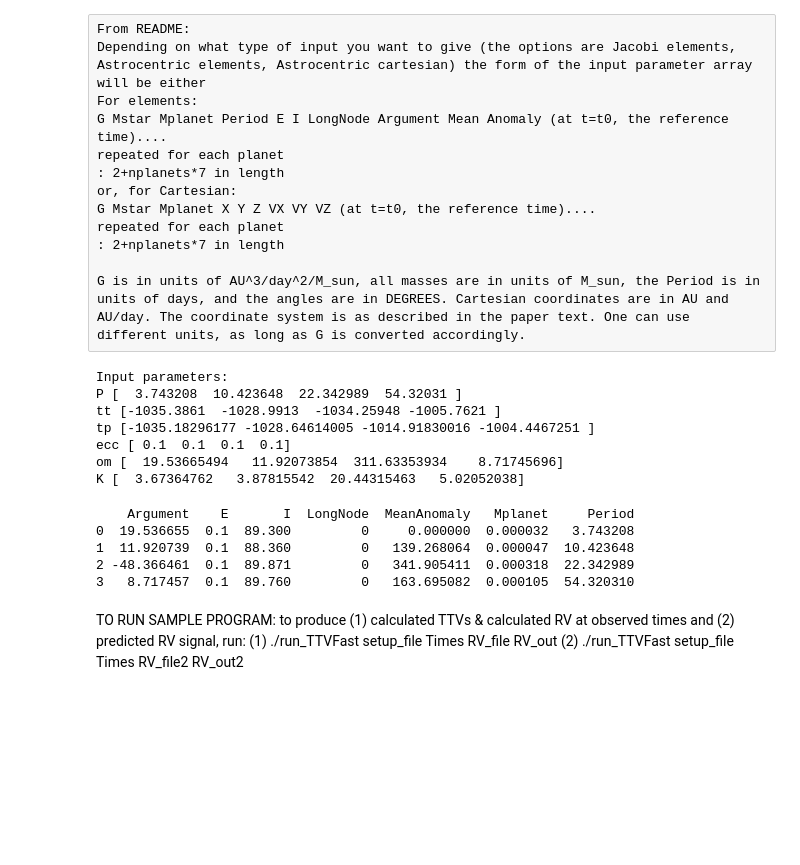
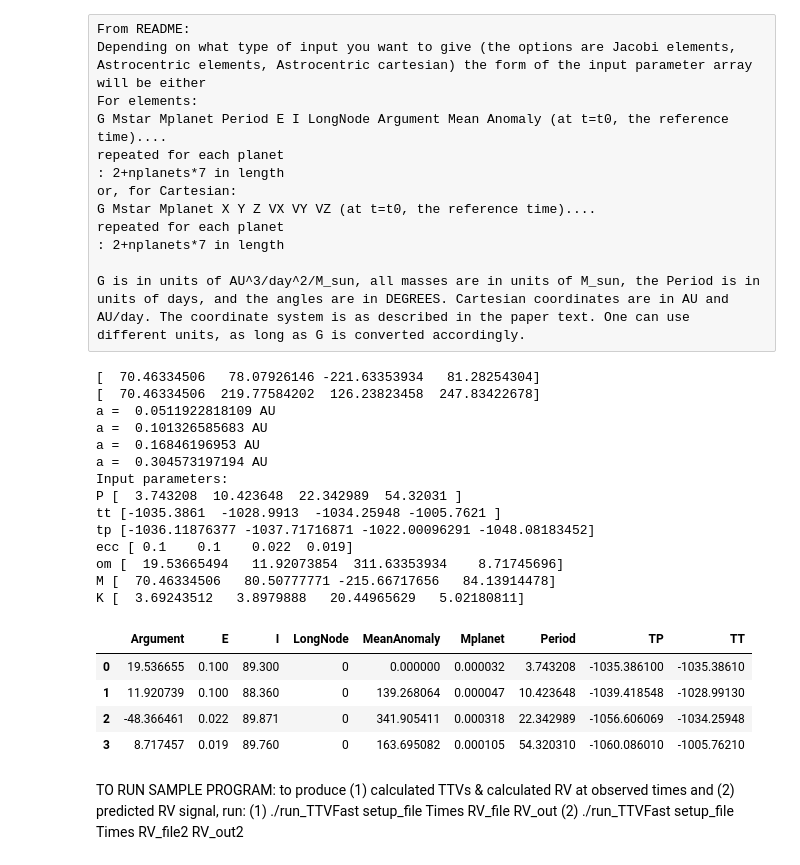
Before and after one commit to sealauren/IDL-programs, a Jupyter notebook: TTV_FAST_KOI94/TTV_FAST_maker.ipynb, the cells around one changed output. Saved outputs shown, nothing was run; the diff lists cells and outputs as text; code cells hidden in the pictures; blank space fills up the shorter version.

```diff
--- a/TTV_FAST_KOI94/TTV_FAST_maker.ipynb
+++ b/TTV_FAST_KOI94/TTV_FAST_maker.ipynb
@@ -82,40 +84,56 @@ MeanAnomaly = np.array([0.0e+00, 1.3926806431072512e+02, 3.4190541113649533e+02,
 # %%
+npl = len(Period)
 #Mplanet = np.array([9.2, 6.5, 102, 36.6]) * mearth/msun # circular values
 TT = np.array([2454964.61390000, 2454971.00870, 2454965.74052, 2454994.2379]) - 2456000.0
 P = Period
 BIGOM = LongNode
 OM = Argument
 POMEGA = (BIGOM + OM) % 360
-LONG_TRANSIT = np.zeros(1)
+LONG_TRANSIT = np.zeros(1) + 90.
+M_TRANSIT = LONG_TRANSIT - POMEGA
+print M_TRANSIT
 TP = np.array(compute_tp(TT,LONG_TRANSIT,P,POMEGA))
-K = np.empty(len(TT))
-for p in arange(len(TP)):
-    K[p] = compute_K(Mstar,Mplanet[p]*msun/mearth,P[p],E[p],I[p]).value
+T0 = TT[0]
+MeanAnomaly = compute_M(T0,TT,P) + LONG_TRANSIT - POMEGA
+print M + MeanAnomaly
+TP = TT[0] - MeanAnomaly/(360.) * P
+#
+K = np.empty(npl)
+for p in arange(npl):
+    K[p] = compute_K_a(Mstar,Mplanet[p],P[p],E[p],I[p])
 print "Input parameters:"
 print "P", P
 print "tt",TT
 print "tp",TP
 print "ecc",E
 print "om",OM%360
+print "M",MeanAnomaly
 print "K",K
 # %% [output]
+[  70.46334506   78.07926146 -221.63353934   81.28254304]
+[  70.46334506  219.77584202  126.23823458  247.83422678]
+a =  0.0511922818109 AU
+a =  0.101326585683 AU
+a =  0.16846196953 AU
+a =  0.304573197194 AU
 Input parameters:
 P [  3.743208  10.423648  22.342989  54.32031 ]
 tt [-1035.3861  -1028.9913  -1034.25948 -1005.7621 ]
-tp [-1035.18296177 -1028.64614005 -1014.91830016 -1004.4467251 ]
-ecc [ 0.1  0.1  0.1  0.1]
+tp [-1036.11876377 -1037.71716871 -1022.00096291 -1048.08183452]
+ecc [ 0.1    0.1    0.022  0.019]
 om [  19.53665494   11.92073854  311.63353934    8.71745696]
-K [  3.67364762   3.87815542  20.44315463   5.02052038]
+M [  70.46334506   80.50777771 -215.66717656   84.13914478]
+K [  3.69243512   3.8979888   20.44965629   5.02180811]
 # %%
 big_bodies = pd.DataFrame({'Mplanet':Mplanet, 'Period':Period, 'E':E, 'I':I,
-                   'LongNode':LongNode, 'Argument':Argument, 'MeanAnomaly':MeanAnomaly})
-print big_bodies
+                   'LongNode':LongNode, 'Argument':Argument, 'MeanAnomaly':MeanAnomaly, "TT":TT, "TP":TP})
+big_bodies
 # %% [output]
-    Argument    E       I  LongNode  MeanAnomaly   Mplanet     Period
-0  19.536655  0.1  89.300         0     0.000000  0.000032   3.743208
-1  11.920739  0.1  88.360         0   139.268064  0.000047  10.423648
-2 -48.366461  0.1  89.871         0   341.905411  0.000318  22.342989
-3   8.717457  0.1  89.760         0   163.695082  0.000105  54.320310
+|  | Argument | E | I | LongNode | MeanAnomaly | Mplanet | Period | TP | TT |
+| 0 | 19.536655 | 0.100 | 89.300 | 0 | 0.000000 | 0.000032 | 3.743208 | -1035.386100 | -1035.38610 |
+| 1 | 11.920739 | 0.100 | 88.360 | 0 | 139.268064 | 0.000047 | 10.423648 | -1039.418548 | -1028.99130 |
+| 2 | -48.366461 | 0.022 | 89.871 | 0 | 341.905411 | 0.000318 | 22.342989 | -1056.606069 | -1034.25948 |
+| 3 | 8.717457 | 0.019 | 89.760 | 0 | 163.695082 | 0.000105 | 54.320310 | -1060.086010 | -1005.76210 |
 # %%
 def grow_text():
     npl = len(Mplanet)
```
Also changed, not shown: parts of 9 cells of this notebook, 5 other files.
